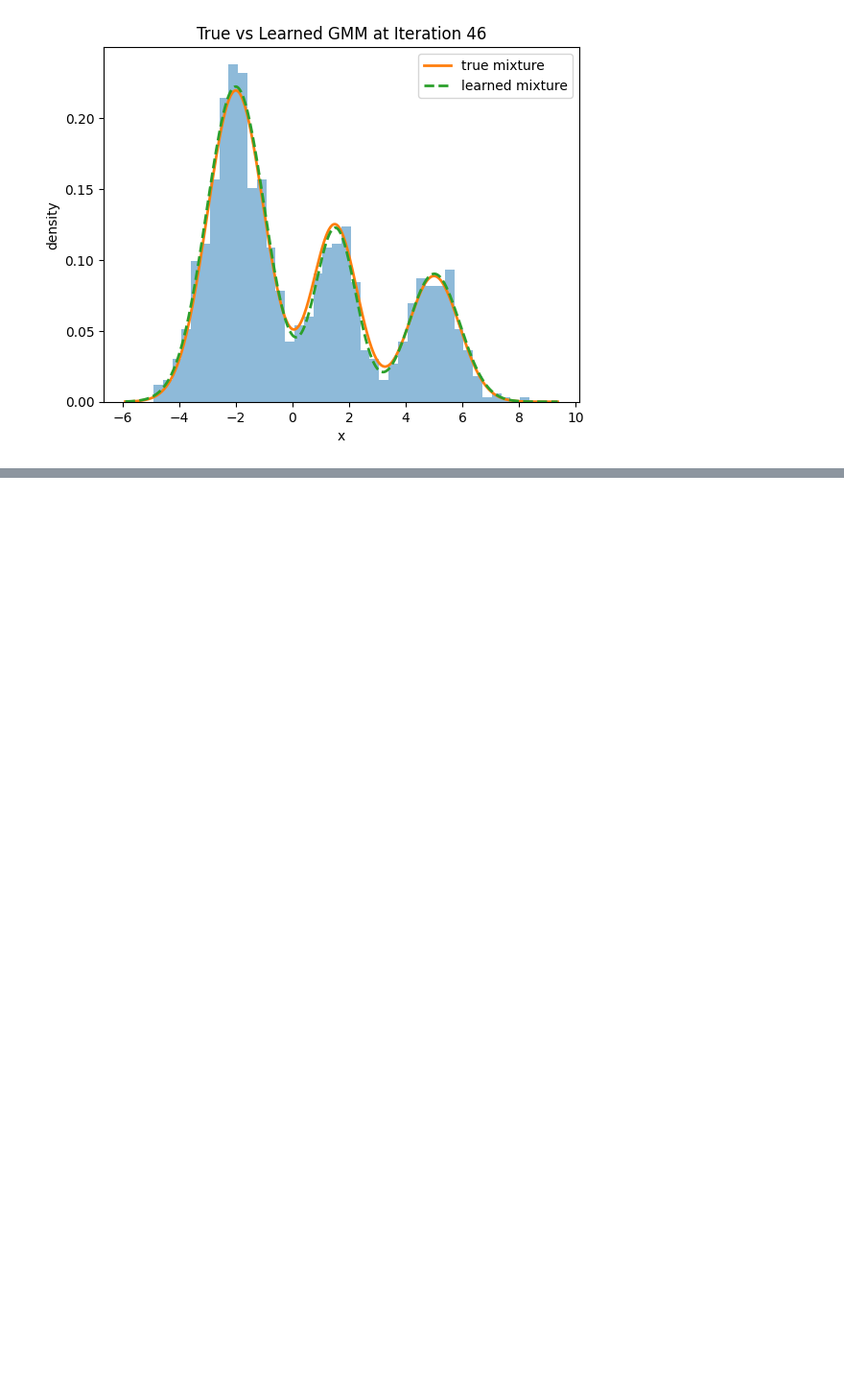
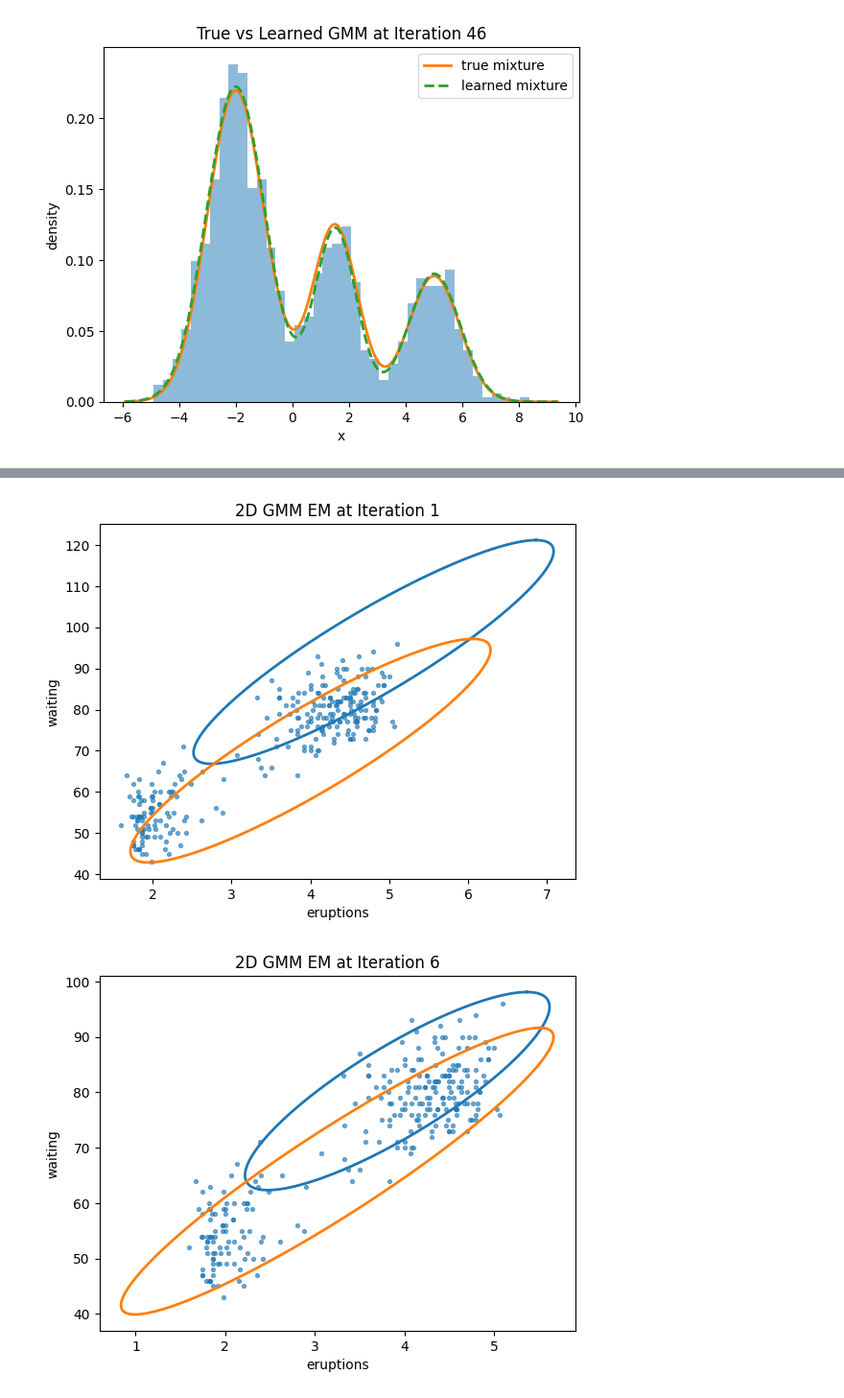
Before and after one commit to andrewtuna05/ECE474, a Jupyter notebook: proj5/ECE474_Project_5.ipynb, the cells around one changed output, grey strips where cells are left out. Shown at 96% size. Cells and saved outputs as stored; diff of their text form; code cells hidden in the pictures; blank space fills up the shorter version.

```diff
--- a/proj5/ECE474_Project_5.ipynb
+++ b/proj5/ECE474_Project_5.ipynb
@@ -132,0 +197,14 @@ converged at 45th iteration
+# %%
+K = 2 # num gaussians in the mixture
+N = 1000 # number of samples
+
+data = faithful_df[["eruptions", "waiting"]].to_numpy(dtype=float)
+
+# run expectation maximization
+results = run_em(data=data, K=K, max_iters=1000, threshold=0.0001)
+
+# final parameters
+pi, mu, Sigma = results[-1]
+print("pi:\n", pi)
+print("mu:\n", mu) # shape (K,2)
+print("Sigma:\n", Sigma) # shape (K,2,2)
@@ -132,0 +224,32 @@ converged at 45th iteration
+# %%
+import numpy as np, matplotlib.pyplot as plt
+
+# choose indices to plot
+indices_to_plot = [0, 5, 12, -1]
+for idx in indices_to_plot:
+    pi, mu, Sigma = results[idx]
+
+    # plot data points
+    plt.scatter(data[:,0], data[:,1], s=8, alpha=0.6)
+
+    # plot ellipses
+    for k in range(len(pi)):
+        vals, vecs = np.linalg.eigh(Sigma[k] + 1e-9*np.eye(2))
+        order = vals.argsort()[::-1]; vals, vecs = vals[order], vecs[:,order]
+        ang = np.degrees(np.arctan2(vecs[1,0], vecs[0,0]))
+
+        # 2 * sigma widths for simplicity
+        w, h = 2*2*np.sqrt(np.maximum(vals, 1e-12))
+        t = np.linspace(0, 2*np.pi, 200)
+        ex, ey = (w/2)*np.cos(t), (h/2)*np.sin(t)
+        R = np.array([[np.cos(np.radians(ang)),-np.sin(np.radians(ang))],
+                    [np.sin(np.radians(ang)), np.cos(np.radians(ang))]])
+        E = (R @ np.vstack([ex,ey])) + mu[k].reshape(2,1)
+        plt.plot(E[0], E[1], lw=2)
+
+    plt.xlabel("eruptions"); plt.ylabel("waiting")
+    plt.title(f"2D GMM EM at Iteration {idx + 1 if idx + 1 > 0 else len(results)}")
+    plt.show()
+# %% [output]
+[figure, added]
+[figure, added]
```
Also changed, not shown: parts of 7 cells of this notebook, 1 other file.
